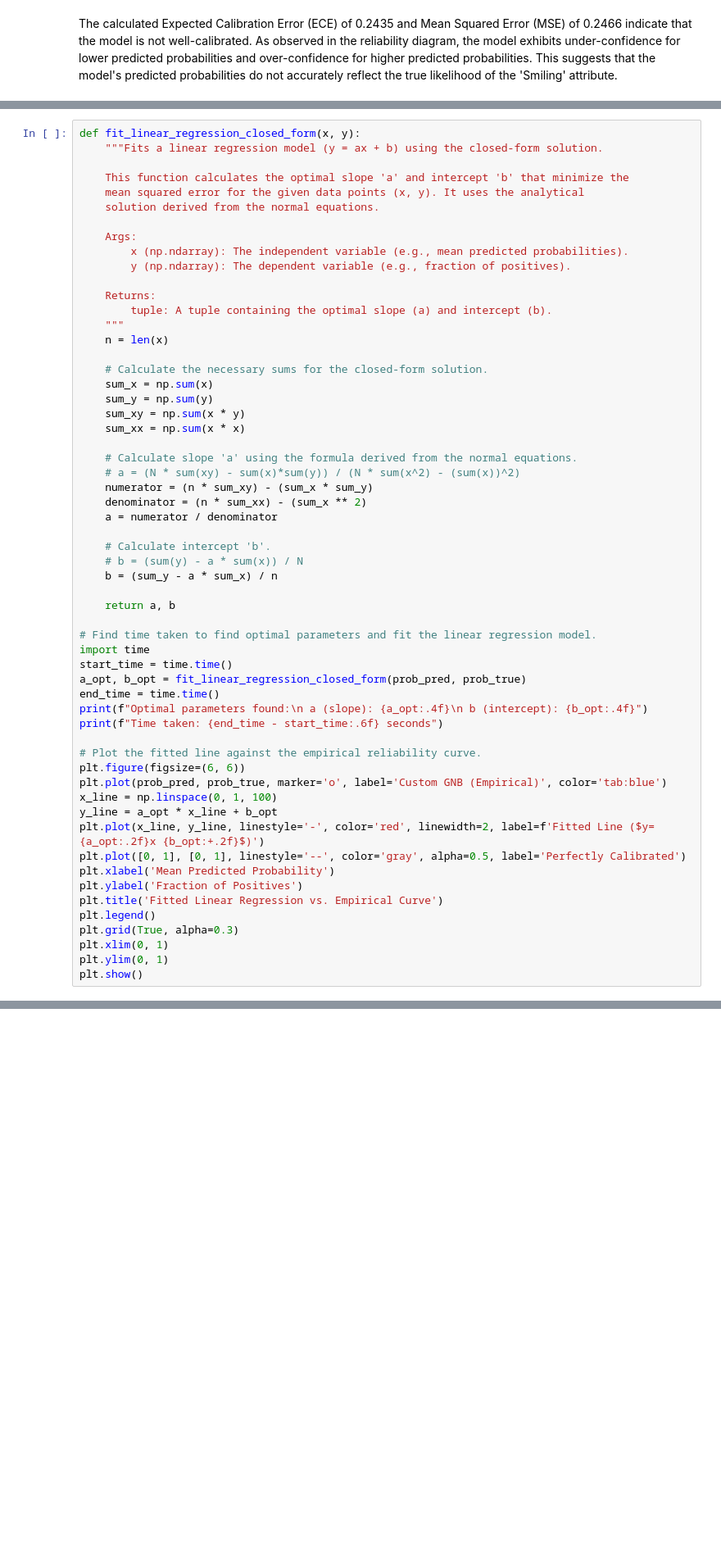
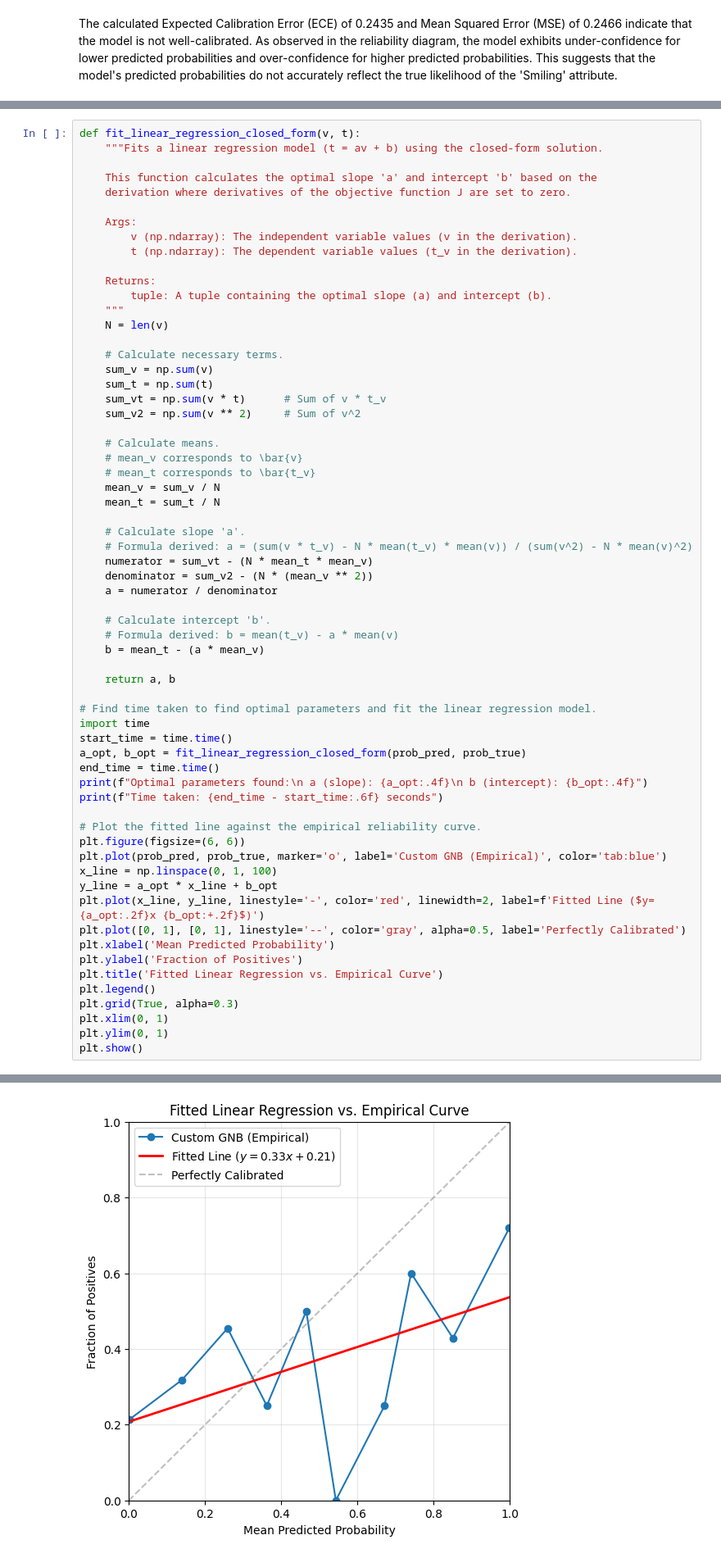
Before and after one commit to ArtyBr/cs342_cw, a Jupyter notebook: project.ipynb, the cells around one changed output, grey strips where cells are left out. Shown at 82% size. Saved outputs shown, nothing was run; the diff lists cells and outputs as text; blank space fills up the shorter version.

```diff
--- a/project.ipynb
+++ b/project.ipynb
@@ -538,35 +527,40 @@ Time taken to find optimal parameters: 0.000231 seconds
 # %%
-def fit_linear_regression_closed_form(x, y):
-    """Fits a linear regression model (y = ax + b) using the closed-form solution.
+def fit_linear_regression_closed_form(v, t):
+    """Fits a linear regression model (t = av + b) using the closed-form solution.
 
-    This function calculates the optimal slope 'a' and intercept 'b' that minimize the
-    mean squared error for the given data points (x, y). It uses the analytical
-    solution derived from the normal equations.
+    This function calculates the optimal slope 'a' and intercept 'b' based on the
+    derivation where derivatives of the objective function J are set to zero.
 
     Args:
-        x (np.ndarray): The independent variable (e.g., mean predicted probabilities).
-        y (np.ndarray): The dependent variable (e.g., fraction of positives).
+        v (np.ndarray): The independent variable values (v in the derivation).
+        t (np.ndarray): The dependent variable values (t_v in the derivation).
 
     Returns:
         tuple: A tuple containing the optimal slope (a) and intercept (b).
     """
-    n = len(x)
+    N = len(v)
 
-    # Calculate the necessary sums for the closed-form solution.
-    sum_x = np.sum(x)
-    sum_y = np.sum(y)
-    sum_xy = np.sum(x * y)
-    sum_xx = np.sum(x * x)
+    # Calculate necessary terms.
+    sum_v = np.sum(v)
+    sum_t = np.sum(t)
+    sum_vt = np.sum(v * t)      # Sum of v * t_v
+    sum_v2 = np.sum(v ** 2)     # Sum of v^2
 
-    # Calculate slope 'a' using the formula derived from the normal equations.
-    # a = (N * sum(xy) - sum(x)*sum(y)) / (N * sum(x^2) - (sum(x))^2)
-    numerator = (n * sum_xy) - (sum_x * sum_y)
-    denominator = (n * sum_xx) - (sum_x ** 2)
+    # Calculate means.
+    # mean_v corresponds to \bar{v}
+    # mean_t corresponds to \bar{t_v}
+    mean_v = sum_v / N
+    mean_t = sum_t / N
+
+    # Calculate slope 'a'.
+    # Formula derived: a = (sum(v * t_v) - N * mean(t_v) * mean(v)) / (sum(v^2) - N * mean(v)^2)
+    numerator = sum_vt - (N * mean_t * mean_v)
+    denominator = sum_v2 - (N * (mean_v ** 2))
     a = numerator / denominator
 
     # Calculate intercept 'b'.
-    # b = (sum(y) - a * sum(x)) / N
-    b = (sum_y - a * sum_x) / n
+    # Formula derived: b = mean(t_v) - a * mean(v)
+    b = mean_t - (a * mean_v)
 
     return a, b
 
@@ -602,3 +595,4 @@ Time taken to find optimal parameters: 0.000231 seconds
+[figure, added]
 # %%
 def fit_linear_regression_gradient_descent(prob_pred, prob_true, learning_rate=0.01, n_iterations=1000):
     """
```
Also changed, not shown: parts of 13 cells of this notebook.
